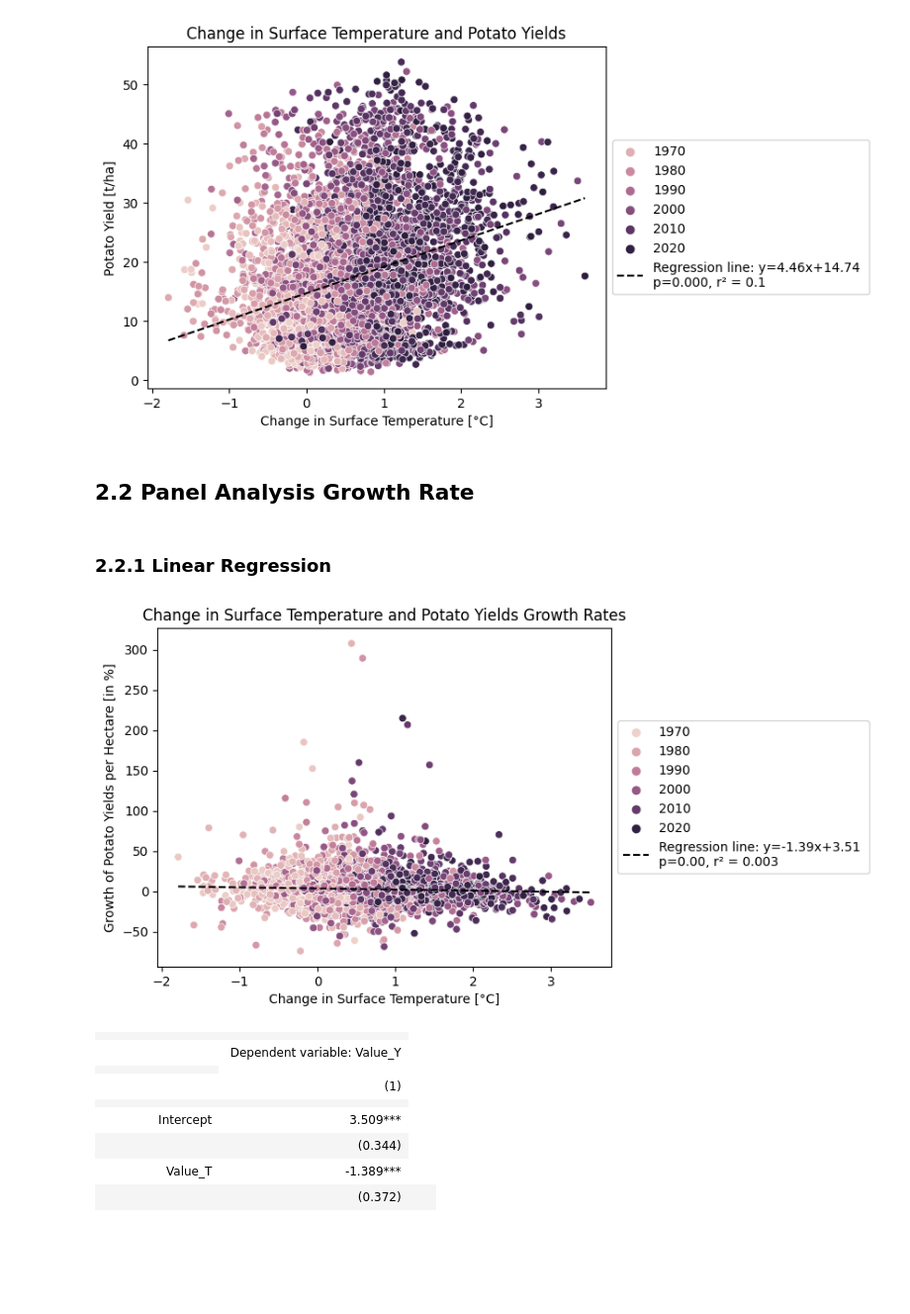
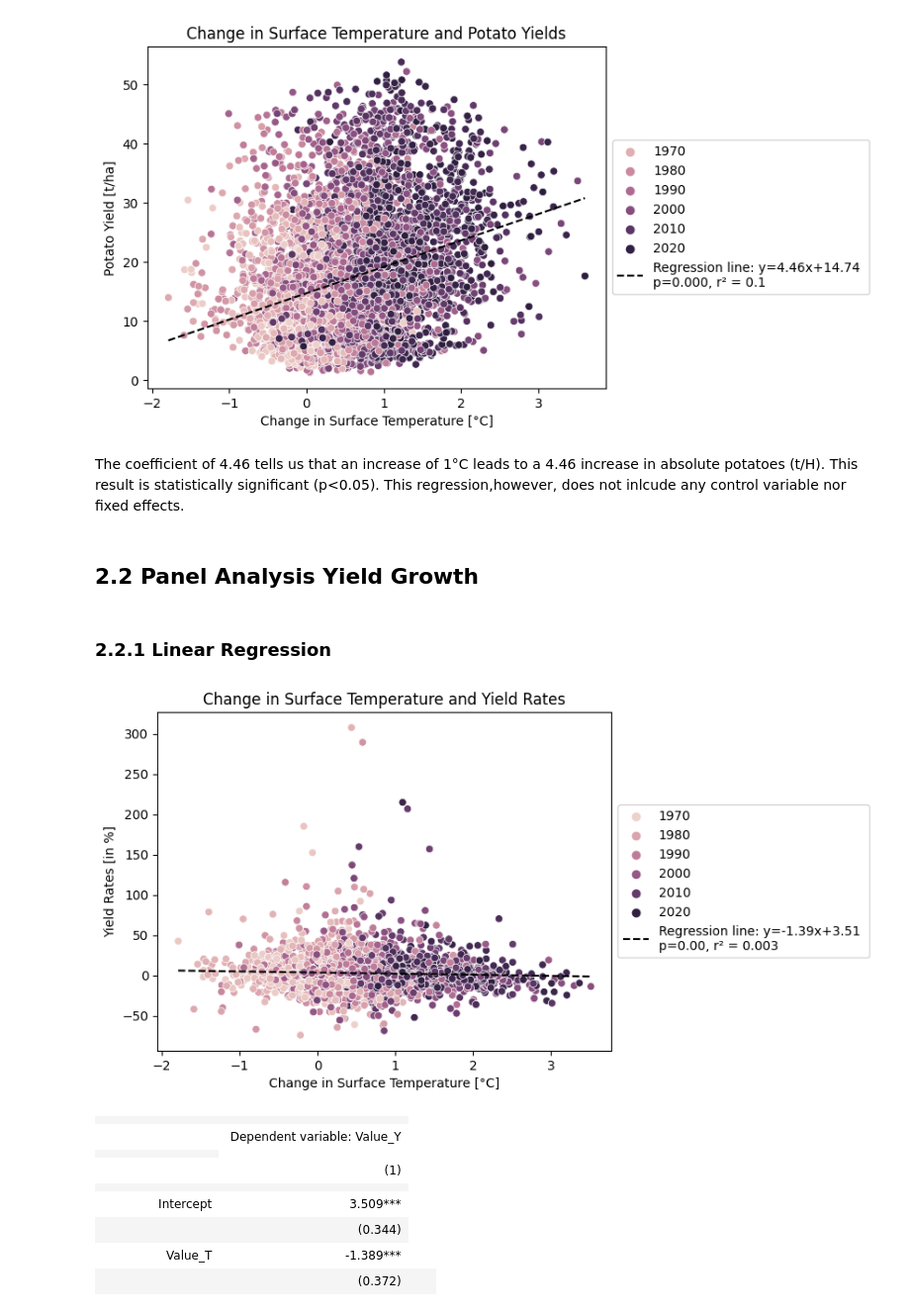
Before and after one commit to RebeccaKessler/Otter_Group_Project, a Jupyter notebook: Appendix.ipynb, the cells around one changed output. Shown at 99% size. Drawn from its saved outputs; the diff is of its cells as text; code cells hidden in the pictures; blank space fills up the shorter version.

```diff
--- a/Appendix.ipynb
+++ b/Appendix.ipynb
@@ -144,39 +144,38 @@ plt.legend(loc='center left', bbox_to_anchor=(1, 0.5))
 plt.show()
 # %% [output]
 [figure]
+# %% [markdown]
+The coefficient of 4.46 tells us that an increase of 1°C leads to a 4.46 increase in absolute potatoes (t/H). This result is statistically significant (p<0.05). This regression,however, does not inlcude any control variable nor fixed effects.
 # %% [markdown]
-## 2.2 Panel Analysis Growth Rate
+## 2.2 Panel Analysis Yield Growth
 # %% [markdown]
 ### 2.2.1 Linear Regression
 # %%
 # Linear regression without outliers (no controls)
 df_panel_growth_no_outliers = df_panel_growth[~df_panel_growth['Area'].isin(outliers)]
-
-df_panel_growth_no_outliers = df_panel_growth_no_outliers.loc[df_panel_growth_no_outliers.Value_Y < 800,:]
-#we also exclude individual datapoints with extremely high values (>250)
 
 sns.scatterplot(x='Value_T', y='Value_Y', hue='Year', data=df_panel_growth_no_outliers)
 
 x = df_panel_growth.sort_values("Value_T").Value_T
 y = df_panel_growth.sort_values("Value_T").Value_Y
 
 ols_canned_results = sm.OLS.from_formula('Value_Y ~ Value_T', df_panel_growth_no_outliers).fit()
 slope = ols_canned_results.params[1]
 intercept = ols_canned_results.params[0]
 
 trendline = slope * x + intercept
 
 line = f'Regression line: y={slope:.2f}x+{intercept:.2f} \np={ols_canned_results.pvalues[1]:.2f}, r² = {ols_canned_results.rsquared:.3f}'
 
 plt.plot(x, trendline, '--', color='k', label=line)
 
 plt.xlabel('Change in Surface Temperature [°C]')
-plt.ylabel('Growth of Potato Yields per Hectare [in %]')
-plt.title('Change in Surface Temperature and Potato Yields Growth Rates')
+plt.ylabel('Yield Rates [in %]')
+plt.title('Change in Surface Temperature and Yield Rates')
 plt.legend(loc='center left', bbox_to_anchor=(1, 0.5))
 plt.show()
 # %% [output]
-[figure, old version]
+[figure, new version]
 # %%
 #display regression table
 res_1 = sm.OLS.from_formula('Value_Y ~ Value_T', df_panel_growth_no_outliers).fit()
```
Also changed, not shown: parts of 34 cells of this notebook.
